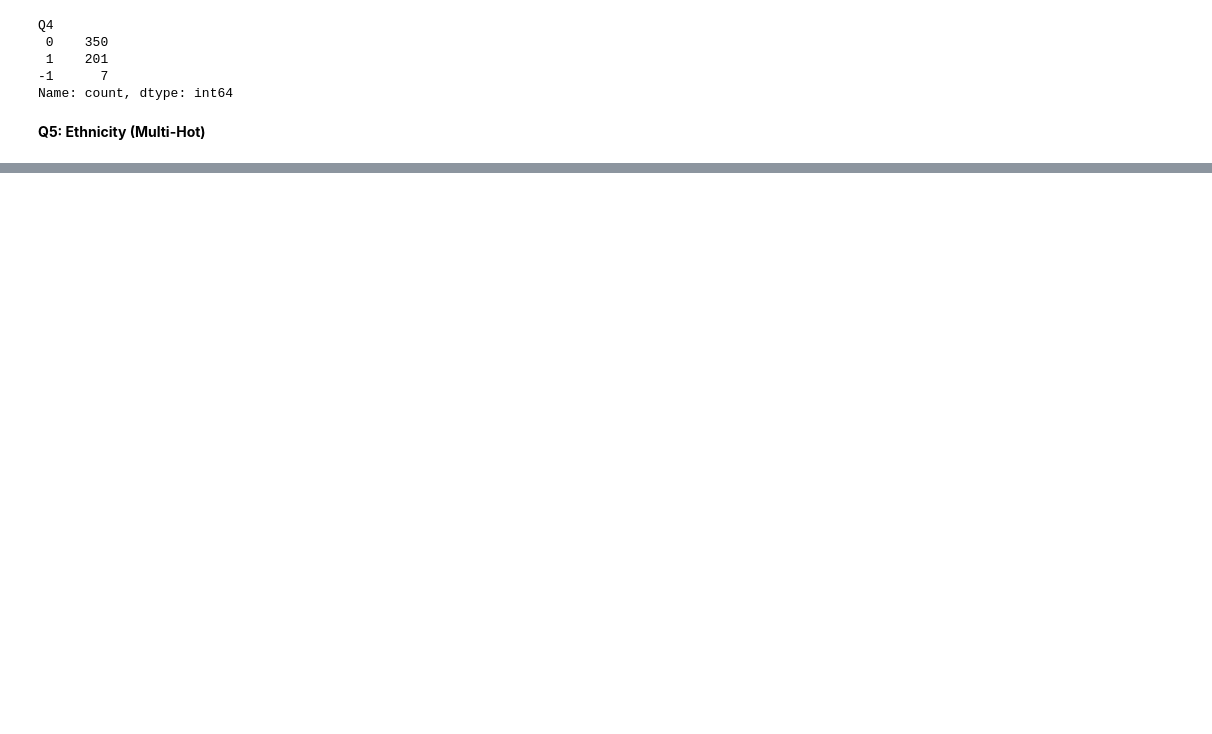
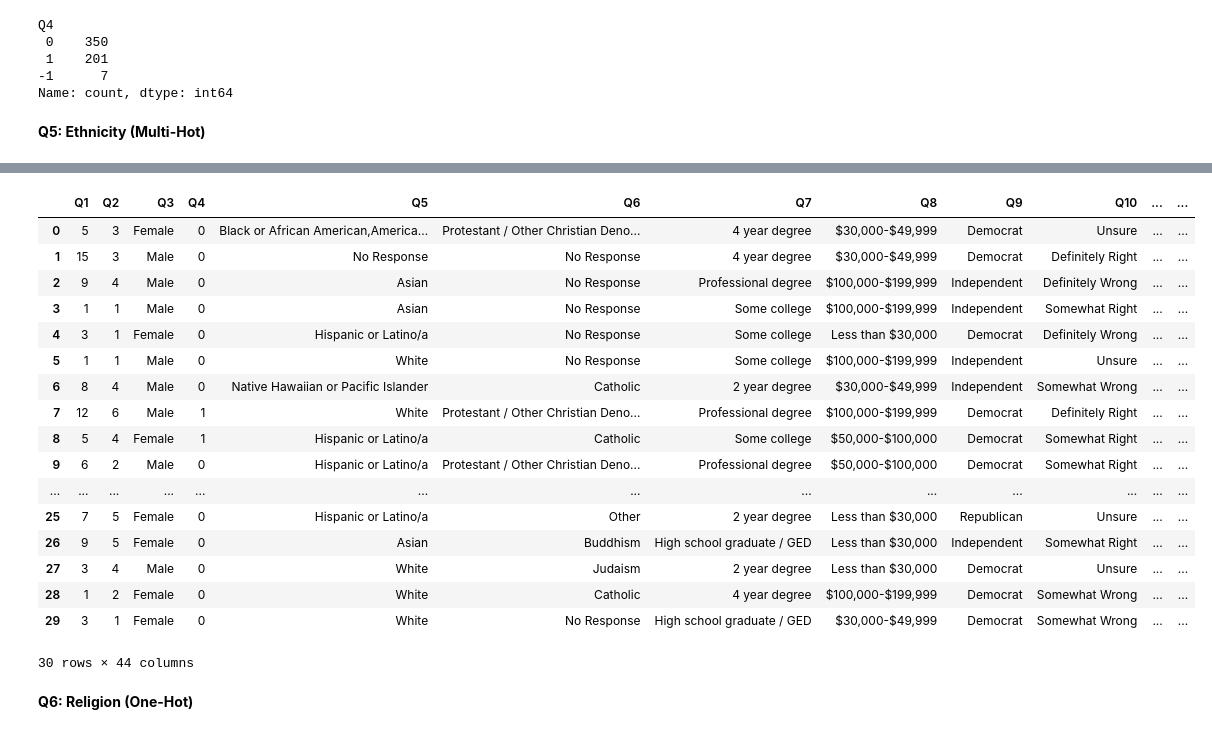
Before and after one commit to samdeet-khan/RI-Voting-Models, a Jupyter notebook: pj1_same_day_registration/notebooks/data_cleaning.ipynb, the cells around one changed output, grey strips where cells are left out. Drawn from its saved outputs; the diff is of its cells as text; code cells hidden in the pictures; blank space fills up the shorter version.

```diff
--- a/pj1_same_day_registration/notebooks/data_cleaning.ipynb
+++ b/pj1_same_day_registration/notebooks/data_cleaning.ipynb
@@ -109,7 +184,7 @@ age_mapping = {
     "30-39": 3,
     "40-49": 4,
     "50-64": 5,
-    "65+": 6,
+    "65 or older": 6,
     "No Response": 0  # Represent missing responses as 0
 }
 df['Q2'] = df['Q2'].map(age_mapping).fillna(0)
@@ -129,5 +215,5 @@ print(df['Q2'].value_counts())
 # %%
-allowed_genders = ["Male", "Female", "Non-binary", "Prefer not to say"]
+allowed_genders = ["Male", "Female", "Non-binary / Other", "Prefer not to say"]
 df['Q3'] = df['Q3'].astype(str)
 df['Q3'] = df['Q3'].apply(lambda x: x if x in allowed_genders else "No Response")
 df = pd.concat([df, pd.get_dummies(df['Q3'], prefix='Q3')], axis=1)
@@ -179,3 +293,26 @@ ethnicity_options = [
 # For each option, create a binary column if the option is present in the response string.
 for option in ethnicity_options:
     df[f'Q5_{option}'] = df['Q5'].apply(lambda x: 1 if option in x else 0)
+# %%
+df.head(30)
+# %% [output]
+|  | Q1 | Q2 | Q3 | Q4 | Q5 | Q6 | Q7 | Q8 | Q9 | Q10 | ... | ... |
+| 0 | 5 | 3 | Female | 0 | Black or African American,America... | Protestant / Other Christian Deno... | 4 year degree | $30,000-$49,999 | Democrat | Unsure | ... | ... |
+| 1 | 15 | 3 | Male | 0 | No Response | No Response | 4 year degree | $30,000-$49,999 | Democrat | Definitely Right | ... | ... |
+| 2 | 9 | 4 | Male | 0 | Asian | No Response | Professional degree | $100,000-$199,999 | Independent | Definitely Wrong | ... | ... |
+| 3 | 1 | 1 | Male | 0 | Asian | No Response | Some college | $100,000-$199,999 | Independent | Somewhat Right | ... | ... |
+| 4 | 3 | 1 | Female | 0 | Hispanic or Latino/a | No Response | Some college | Less than $30,000 | Democrat | Definitely Wrong | ... | ... |
+| 5 | 1 | 1 | Male | 0 | White | No Response | Some college | $100,000-$199,999 | Independent | Unsure | ... | ... |
+| 6 | 8 | 4 | Male | 0 | Native Hawaiian or Pacific Islander | Catholic | 2 year degree | $30,000-$49,999 | Independent | Somewhat Wrong | ... | ... |
+| 7 | 12 | 6 | Male | 1 | White | Protestant / Other Christian Deno... | Professional degree | $100,000-$199,999 | Democrat | Definitely Right | ... | ... |
+| 8 | 5 | 4 | Female | 1 | Hispanic or Latino/a | Catholic | Some college | $50,000-$100,000 | Democrat | Somewhat Right | ... | ... |
+| 9 | 6 | 2 | Male | 0 | Hispanic or Latino/a | Protestant / Other Christian Deno... | Professional degree | $50,000-$100,000 | Democrat | Somewhat Right | ... | ... |
+| ... | ... | ... | ... | ... | ... | ... | ... | ... | ... | ... | ... | ... |
+| 25 | 7 | 5 | Female | 0 | Hispanic or Latino/a | Other | 2 year degree | Less than $30,000 | Republican | Unsure | ... | ... |
+| 26 | 9 | 5 | Female | 0 | Asian | Buddhism | High school graduate / GED | Less than $30,000 | Independent | Somewhat Right | ... | ... |
+| 27 | 3 | 4 | Male | 0 | White | Judaism | 2 year degree | Less than $30,000 | Democrat | Unsure | ... | ... |
+| 28 | 1 | 2 | Female | 0 | White | Catholic | 4 year degree | $100,000-$199,999 | Democrat | Somewhat Wrong | ... | ... |
+| 29 | 3 | 1 | Female | 0 | White | No Response | High school graduate / GED | $30,000-$49,999 | Democrat | Somewhat Wrong | ... | ... |
+30 rows × 44 columns
+# %% [markdown]
+**Q6: Religion (One-Hot)**
```
Also changed, not shown: parts of 69 cells of this notebook, 3 other files.
